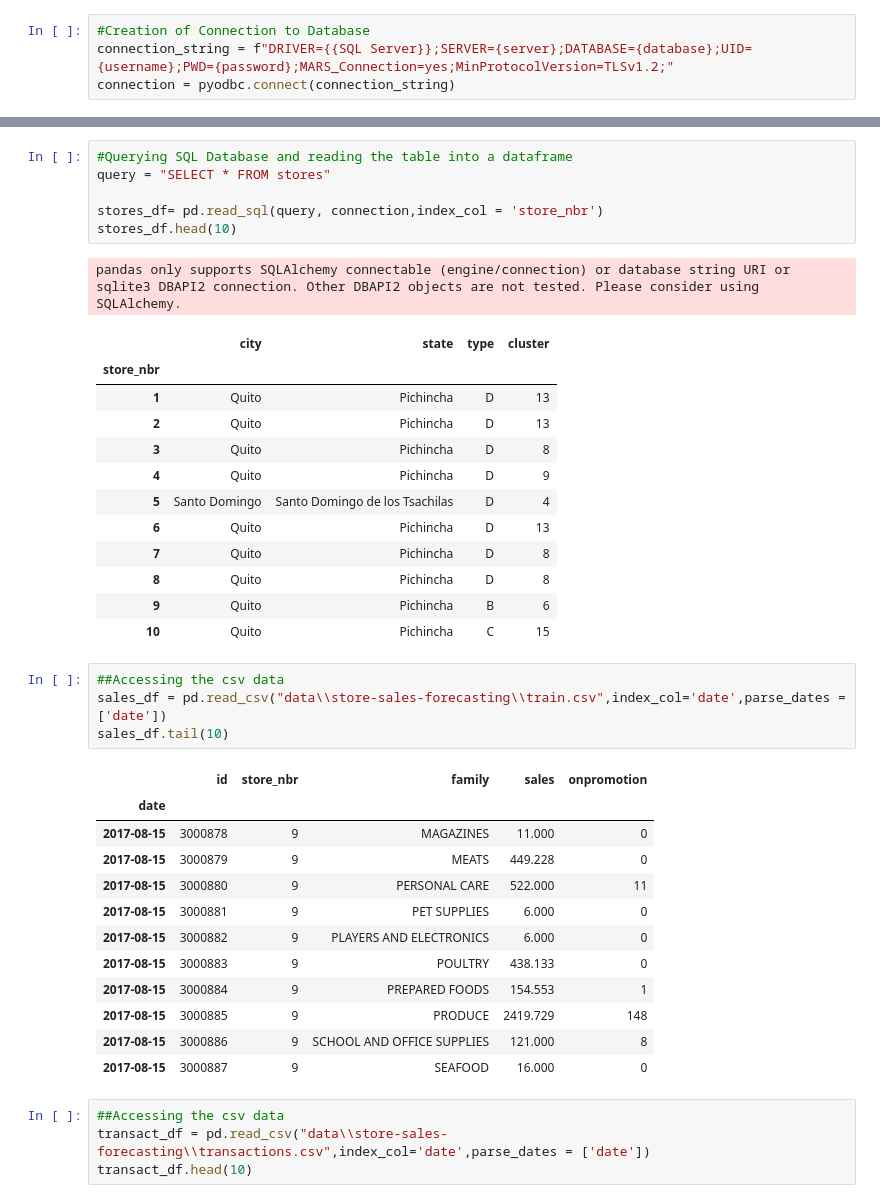
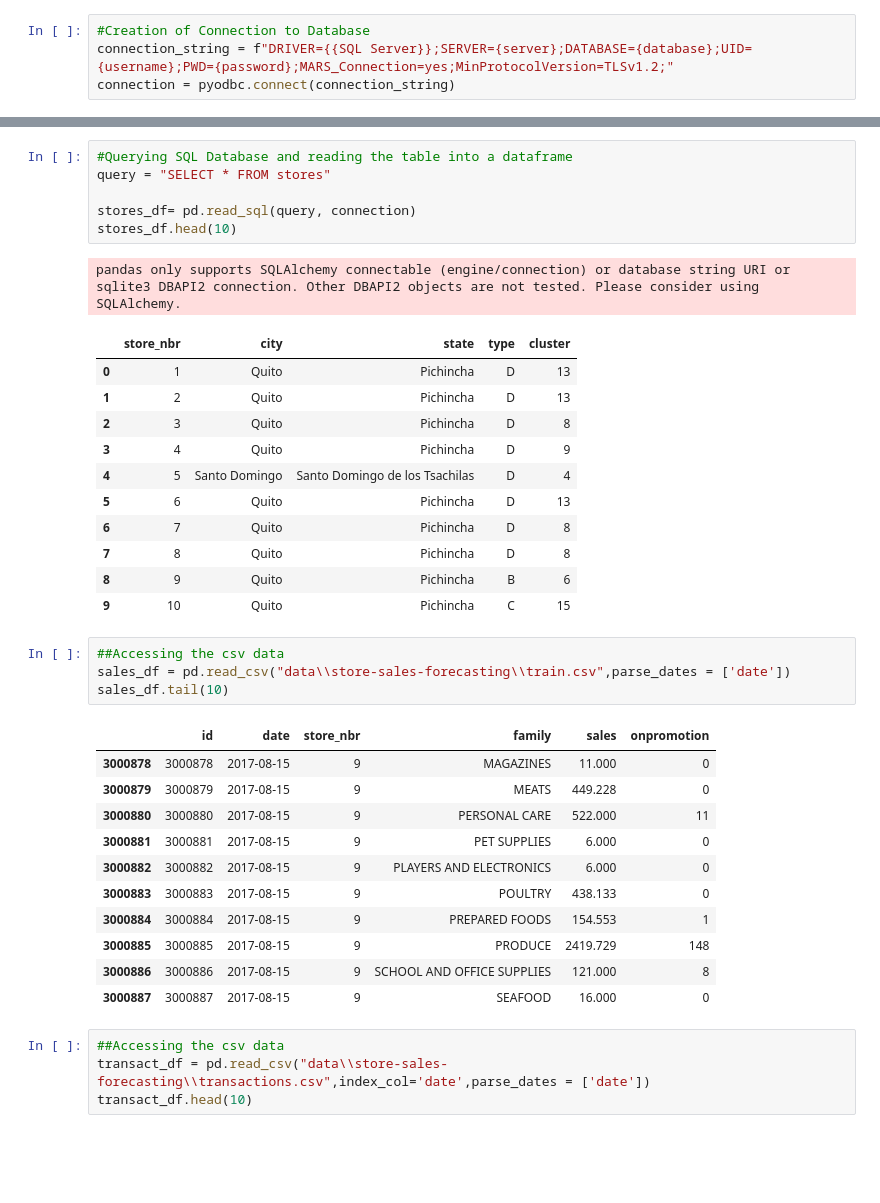
Before and after one commit to kwasichrappah/Time_series_analysis, a Jupyter notebook: sales_forecast.ipynb, the cells around one changed output, grey strips where cells are left out. Cells and saved outputs as stored; diff of their text form; blank space fills up the shorter version.

```diff
--- a/sales_forecast.ipynb
+++ b/sales_forecast.ipynb
@@ -114,39 +115,37 @@ pandas only supports SQLAlchemy connectable (engine/connection) or database stri
 #Querying SQL Database and reading the table into a dataframe
 query = "SELECT * FROM stores"
 
-stores_df= pd.read_sql(query, connection,index_col = 'store_nbr')
+stores_df= pd.read_sql(query, connection)
 stores_df.head(10)
 # %% [output]
 pandas only supports SQLAlchemy connectable (engine/connection) or database string URI or sqlite3 DBAPI2 connection. Other DBAPI2 objects are not tested. Please consider using SQLAlchemy.
-|  | city | state | type | cluster |
-| store_nbr |  |  |  |  |
-| 1 | Quito | Pichincha | D | 13 |
-| 2 | Quito | Pichincha | D | 13 |
-| 3 | Quito | Pichincha | D | 8 |
-| 4 | Quito | Pichincha | D | 9 |
-| 5 | Santo Domingo | Santo Domingo de los Tsachilas | D | 4 |
-| 6 | Quito | Pichincha | D | 13 |
-| 7 | Quito | Pichincha | D | 8 |
-| 8 | Quito | Pichincha | D | 8 |
-| 9 | Quito | Pichincha | B | 6 |
-| 10 | Quito | Pichincha | C | 15 |
+|  | store_nbr | city | state | type | cluster |
+| 0 | 1 | Quito | Pichincha | D | 13 |
+| 1 | 2 | Quito | Pichincha | D | 13 |
+| 2 | 3 | Quito | Pichincha | D | 8 |
+| 3 | 4 | Quito | Pichincha | D | 9 |
+| 4 | 5 | Santo Domingo | Santo Domingo de los Tsachilas | D | 4 |
+| 5 | 6 | Quito | Pichincha | D | 13 |
+| 6 | 7 | Quito | Pichincha | D | 8 |
+| 7 | 8 | Quito | Pichincha | D | 8 |
+| 8 | 9 | Quito | Pichincha | B | 6 |
+| 9 | 10 | Quito | Pichincha | C | 15 |
 # %%
 ##Accessing the csv data
-sales_df = pd.read_csv("data\\store-sales-forecasting\\train.csv",index_col='date',parse_dates = ['date'])
+sales_df = pd.read_csv("data\\store-sales-forecasting\\train.csv",parse_dates = ['date'])
 sales_df.tail(10)
 # %% [output]
-|  | id | store_nbr | family | sales | onpromotion |
-| date |  |  |  |  |  |
-| 2017-08-15 | 3000878 | 9 | MAGAZINES | 11.000 | 0 |
-| 2017-08-15 | 3000879 | 9 | MEATS | 449.228 | 0 |
-| 2017-08-15 | 3000880 | 9 | PERSONAL CARE | 522.000 | 11 |
-| 2017-08-15 | 3000881 | 9 | PET SUPPLIES | 6.000 | 0 |
-| 2017-08-15 | 3000882 | 9 | PLAYERS AND ELECTRONICS | 6.000 | 0 |
-| 2017-08-15 | 3000883 | 9 | POULTRY | 438.133 | 0 |
-| 2017-08-15 | 3000884 | 9 | PREPARED FOODS | 154.553 | 1 |
-| 2017-08-15 | 3000885 | 9 | PRODUCE | 2419.729 | 148 |
-| 2017-08-15 | 3000886 | 9 | SCHOOL AND OFFICE SUPPLIES | 121.000 | 8 |
-| 2017-08-15 | 3000887 | 9 | SEAFOOD | 16.000 | 0 |
+|  | id | date | store_nbr | family | sales | onpromotion |
+| 3000878 | 3000878 | 2017-08-15 | 9 | MAGAZINES | 11.000 | 0 |
+| 3000879 | 3000879 | 2017-08-15 | 9 | MEATS | 449.228 | 0 |
+| 3000880 | 3000880 | 2017-08-15 | 9 | PERSONAL CARE | 522.000 | 11 |
+| 3000881 | 3000881 | 2017-08-15 | 9 | PET SUPPLIES | 6.000 | 0 |
+| 3000882 | 3000882 | 2017-08-15 | 9 | PLAYERS AND ELECTRONICS | 6.000 | 0 |
+| 3000883 | 3000883 | 2017-08-15 | 9 | POULTRY | 438.133 | 0 |
+| 3000884 | 3000884 | 2017-08-15 | 9 | PREPARED FOODS | 154.553 | 1 |
+| 3000885 | 3000885 | 2017-08-15 | 9 | PRODUCE | 2419.729 | 148 |
+| 3000886 | 3000886 | 2017-08-15 | 9 | SCHOOL AND OFFICE SUPPLIES | 121.000 | 8 |
+| 3000887 | 3000887 | 2017-08-15 | 9 | SEAFOOD | 16.000 | 0 |
 # %%
 ##Accessing the csv data
 transact_df = pd.read_csv("data\\store-sales-forecasting\\transactions.csv",index_col='date',parse_dates = ['date'])
```
Also changed, not shown: parts of 33 cells of this notebook.
